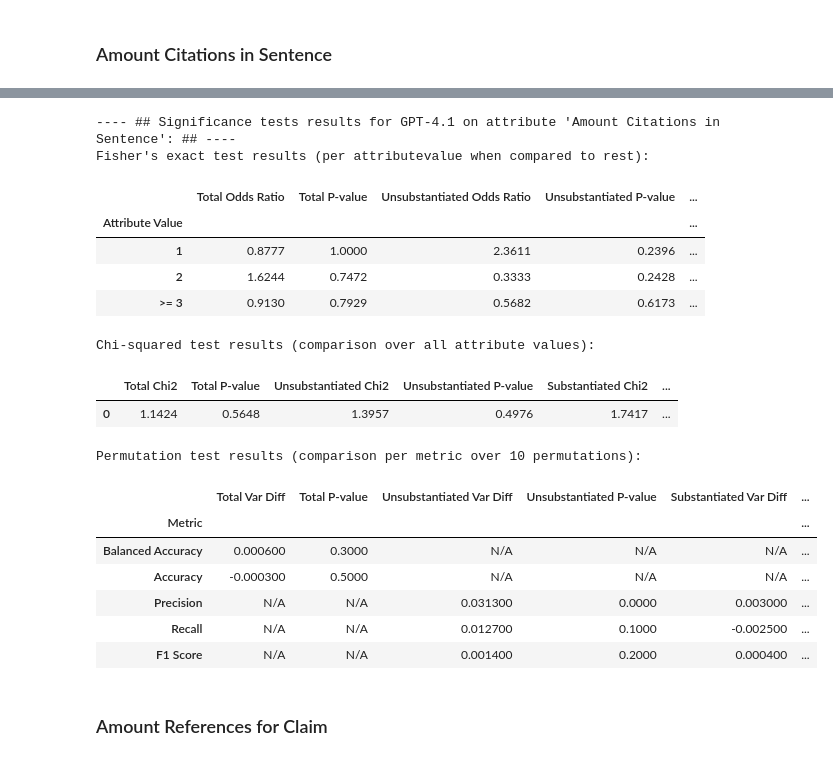
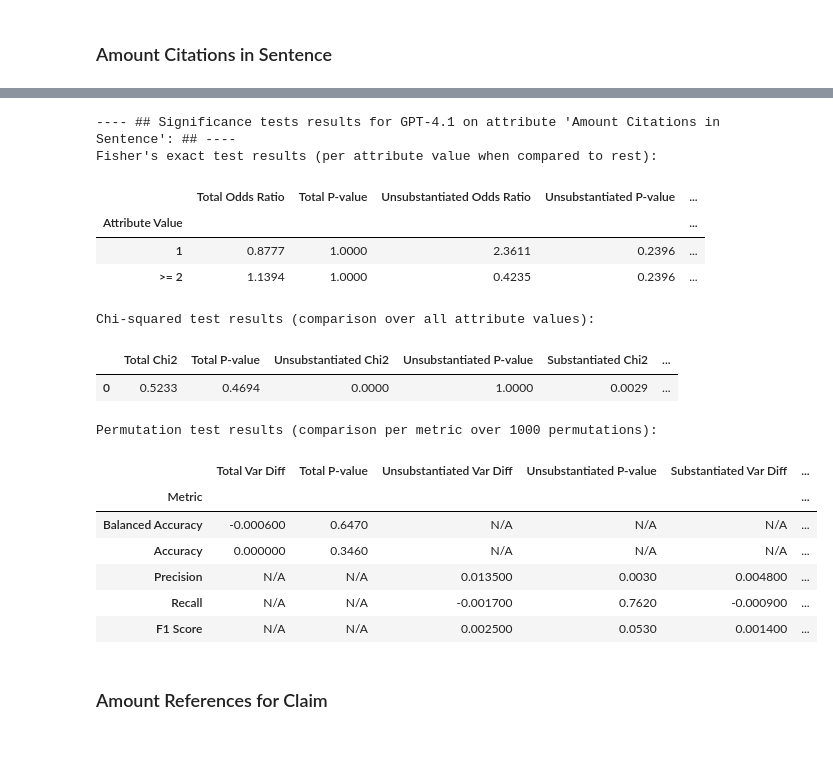
Before and after one commit to insabelter/automated-citation-verification, a Jupyter notebook: notebooks/07_results_evaluation_and_visualisation.ipynb, the cells around one changed output, grey strips where cells are left out. Drawn from its saved outputs; the diff is of its cells as text; code cells hidden in the pictures.

```diff
--- a/notebooks/07_results_evaluation_and_visualisation.ipynb
+++ b/notebooks/07_results_evaluation_and_visualisation.ipynb
@@ -11,3 +8,5 @@
+# %%
+n_permutations = 1000
 # %% [markdown]
 ## Overall model results
 # %% [markdown]
@@ -85,11 +84,13 @@ def permutation_test_for_attribute(df, attribute, group_numbers_from, n_permutat
     display_permutation_test_results(results)
     return results
 # %%
-def significance_tests_for_attribute(df, model_name, attribute, group_numbers_from=False, n_permutations=10):
+def significance_tests_for_attribute(df, model_name, attribute, group_numbers_from=False):
+    global n_permutations
+
     results = {}
     print(f"---- ## Significance tests results for {model_name} on attribute '{attribute}': ## ----")
     # Fishers exact test
-    print(f"Fisher's exact test results (per attributevalue when compared to rest):")
+    print(f"Fisher's exact test results (per attribute value when compared to rest):")
     fisher_exact_results = fisher_exact_for_attribute(df, attribute, group_numbers_from)
     results['Fisher Exact'] = fisher_exact_results
 
@@ -180,24 +181,23 @@ show_metrics_by_attribute_values(results, attribute, analyzed_model)
 # %%
-significance_tests_results[attribute] = significance_tests_for_attribute(analyzed_df, analyzed_model, attribute, group_numbers_from=3)
+significance_tests_results[attribute] = significance_tests_for_attribute(analyzed_df, analyzed_model, attribute, group_numbers_from=2)
 # %% [output]
 ---- ## Significance tests results for GPT-4.1 on attribute 'Amount Citations in Sentence': ## ----
-Fisher's exact test results (per attributevalue when compared to rest):
+Fisher's exact test results (per attribute value when compared to rest):
 |  | Total Odds Ratio | Total P-value | Unsubstantiated Odds Ratio | Unsubstantiated P-value | ... |
 | Attribute Value |  |  |  |  | ... |
 | 1 | 0.8777 | 1.0000 | 2.3611 | 0.2396 | ... |
-| 2 | 1.6244 | 0.7472 | 0.3333 | 0.2428 | ... |
-| >= 3 | 0.9130 | 0.7929 | 0.5682 | 0.6173 | ... |
+| >= 2 | 1.1394 | 1.0000 | 0.4235 | 0.2396 | ... |
 Chi-squared test results (comparison over all attribute values):
 |  | Total Chi2 | Total P-value | Unsubstantiated Chi2 | Unsubstantiated P-value | Substantiated Chi2 | ... |
-| 0 | 1.1424 | 0.5648 | 1.3957 | 0.4976 | 1.7417 | ... |
+| 0 | 0.5233 | 0.4694 | 0.0000 | 1.0000 | 0.0029 | ... |
-Permutation test results (comparison per metric over 10 permutations):
+Permutation test results (comparison per metric over 1000 permutations):
 |  | Total Var Diff | Total P-value | Unsubstantiated Var Diff | Unsubstantiated P-value | Substantiated Var Diff | ... |
 | Metric |  |  |  |  |  | ... |
-| Balanced Accuracy | 0.000600 | 0.3000 | N/A | N/A | N/A | ... |
-| Accuracy | -0.000300 | 0.5000 | N/A | N/A | N/A | ... |
-| Precision | N/A | N/A | 0.031300 | 0.0000 | 0.003000 | ... |
-| Recall | N/A | N/A | 0.012700 | 0.1000 | -0.002500 | ... |
-| F1 Score | N/A | N/A | 0.001400 | 0.2000 | 0.000400 | ... |
+| Balanced Accuracy | -0.000600 | 0.6470 | N/A | N/A | N/A | ... |
+| Accuracy | 0.000000 | 0.3460 | N/A | N/A | N/A | ... |
+| Precision | N/A | N/A | 0.013500 | 0.0030 | 0.004800 | ... |
+| Recall | N/A | N/A | -0.001700 | 0.7620 | -0.000900 | ... |
+| F1 Score | N/A | N/A | 0.002500 | 0.0530 | 0.001400 | ... |
 # %% [markdown]
 ### Amount References for Claim
 # %%
```
Also changed, not shown: parts of 24 cells of this notebook, 1 other file.
